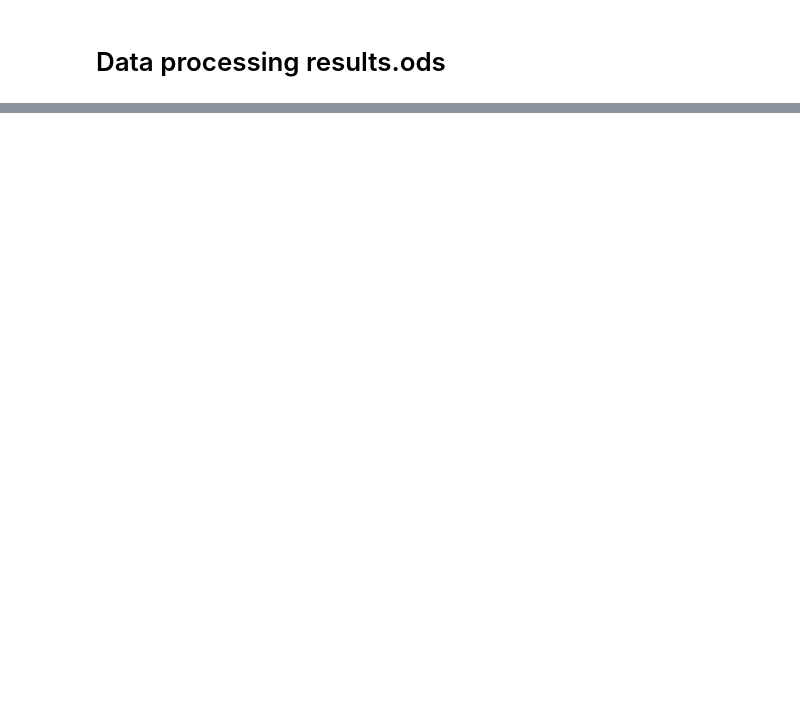
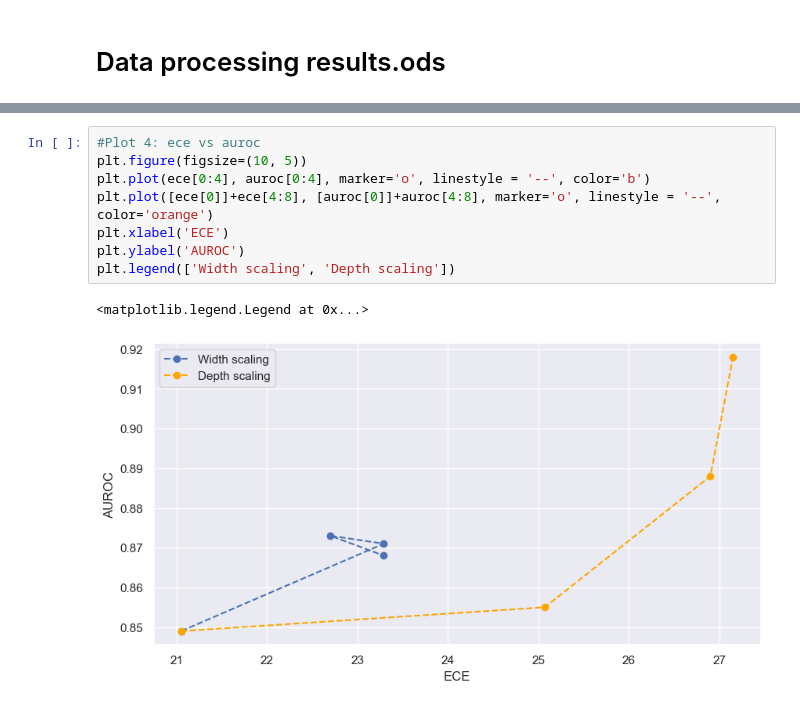
Before and after one commit to b-auricchio/wildlife_indent_cnn, a Jupyter notebook: data_processing.ipynb, the cells around one changed output, grey strips where cells are left out. Saved outputs shown, nothing was run; the diff lists cells and outputs as text; blank space fills up the shorter version.

```diff
--- a/data_processing.ipynb
+++ b/data_processing.ipynb
@@ -47,0 +50,11 @@ plt.legend(['Width scaling', 'Depth scaling'])
+# %%
+#Plot 4: ece vs auroc
+plt.figure(figsize=(10, 5))
+plt.plot(ece[0:4], auroc[0:4], marker='o', linestyle = '--', color='b')
+plt.plot([ece[0]]+ece[4:8], [auroc[0]]+auroc[4:8], marker='o', linestyle = '--', color='orange')
+plt.xlabel('ECE')
+plt.ylabel('AUROC')
+plt.legend(['Width scaling', 'Depth scaling'])
+# %% [output]
+<matplotlib.legend.Legend at 0x...>
+[figure, added]
```
Also changed, not shown: parts of 7 cells of this notebook, 10 other files.
